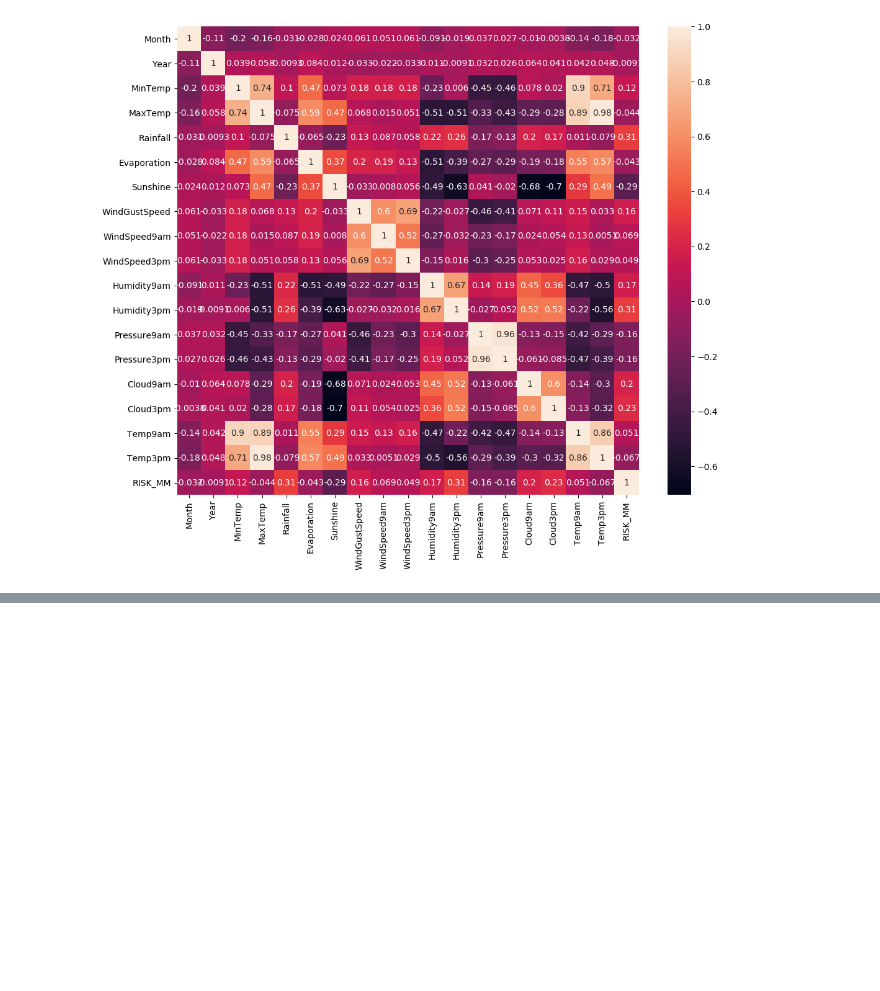
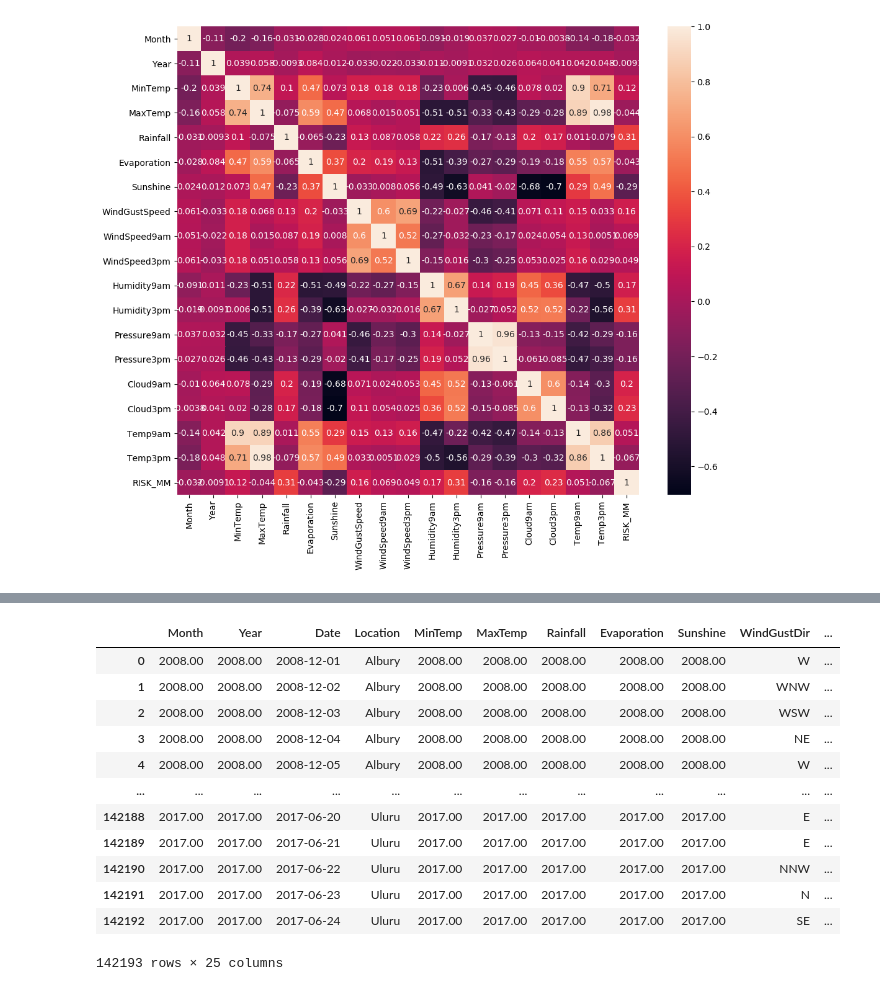
Before and after one commit to michalkaniewski/australia-rains, a Jupyter notebook: Weather forecast.ipynb, the cells around one changed output, grey strips where cells are left out. Cells and saved outputs as stored; diff of their text form; code cells hidden in the pictures; blank space fills up the shorter version.

Commit message:
Preparation for filling NaN data

```diff
--- a/Weather forecast.ipynb
+++ b/Weather forecast.ipynb
@@ -76,10 +37,3 @@ sns.heatmap(df.corr(),annot = df.corr())
 # %% [output]
 <matplotlib.axes._subplots.AxesSubplot at 0x...>
 [figure]
-# %%
-pd.options.display.float_format = "{:.2f}".format
-df = pd.read_csv('Data/weatherAUS.csv')
-df.Date=pd.to_datetime(df.Date).dt.date
-df.insert(0, 'Year', pd.DatetimeIndex(df['Date']).year)
-df.insert(0, 'Month', pd.DatetimeIndex(df['Date']).month)
-df=df.drop(columns=["Temp9am", "Temp3pm", "Pressure9am", "RISK_MM", "Humidity9am", "Cloud9am", "MinTemp", "Rainfall", "Date"])
@@ -100,0 +40,4 @@ plt.hist(df.where(df.RainTomorrow == "No").Cloud3pm, alpha=0.5, label="No")
+# %%
+# df=df.drop(columns=["Temp9am", "Temp3pm", "Pressure9am", "RISK_MM",
+#                     "Humidity9am", "Cloud9am", "MinTemp", "Rainfall", "Date"])
+df = df.drop(columns=['RISK_MM'])
@@ -100,0 +71,16 @@ plt.hist(df.where(df.RainTomorrow == "No").Cloud3pm, alpha=0.5, label="No")
+# %%
+df
+# %% [output]
+|  | Month | Year | Date | Location | MinTemp | MaxTemp | Rainfall | Evaporation | Sunshine | WindGustDir | ... |
+| 0 | 2008.00 | 2008.00 | 2008-12-01 | Albury | 2008.00 | 2008.00 | 2008.00 | 2008.00 | 2008.00 | W | ... |
+| 1 | 2008.00 | 2008.00 | 2008-12-02 | Albury | 2008.00 | 2008.00 | 2008.00 | 2008.00 | 2008.00 | WNW | ... |
+| 2 | 2008.00 | 2008.00 | 2008-12-03 | Albury | 2008.00 | 2008.00 | 2008.00 | 2008.00 | 2008.00 | WSW | ... |
+| 3 | 2008.00 | 2008.00 | 2008-12-04 | Albury | 2008.00 | 2008.00 | 2008.00 | 2008.00 | 2008.00 | NE | ... |
+| 4 | 2008.00 | 2008.00 | 2008-12-05 | Albury | 2008.00 | 2008.00 | 2008.00 | 2008.00 | 2008.00 | W | ... |
+| ... | ... | ... | ... | ... | ... | ... | ... | ... | ... | ... | ... |
+| 142188 | 2017.00 | 2017.00 | 2017-06-20 | Uluru | 2017.00 | 2017.00 | 2017.00 | 2017.00 | 2017.00 | E | ... |
+| 142189 | 2017.00 | 2017.00 | 2017-06-21 | Uluru | 2017.00 | 2017.00 | 2017.00 | 2017.00 | 2017.00 | E | ... |
+| 142190 | 2017.00 | 2017.00 | 2017-06-22 | Uluru | 2017.00 | 2017.00 | 2017.00 | 2017.00 | 2017.00 | NNW | ... |
+| 142191 | 2017.00 | 2017.00 | 2017-06-23 | Uluru | 2017.00 | 2017.00 | 2017.00 | 2017.00 | 2017.00 | N | ... |
+| 142192 | 2017.00 | 2017.00 | 2017-06-24 | Uluru | 2017.00 | 2017.00 | 2017.00 | 2017.00 | 2017.00 | SE | ... |
+142193 rows × 25 columns
```
Also changed, not shown: parts of 13 cells of this notebook.
